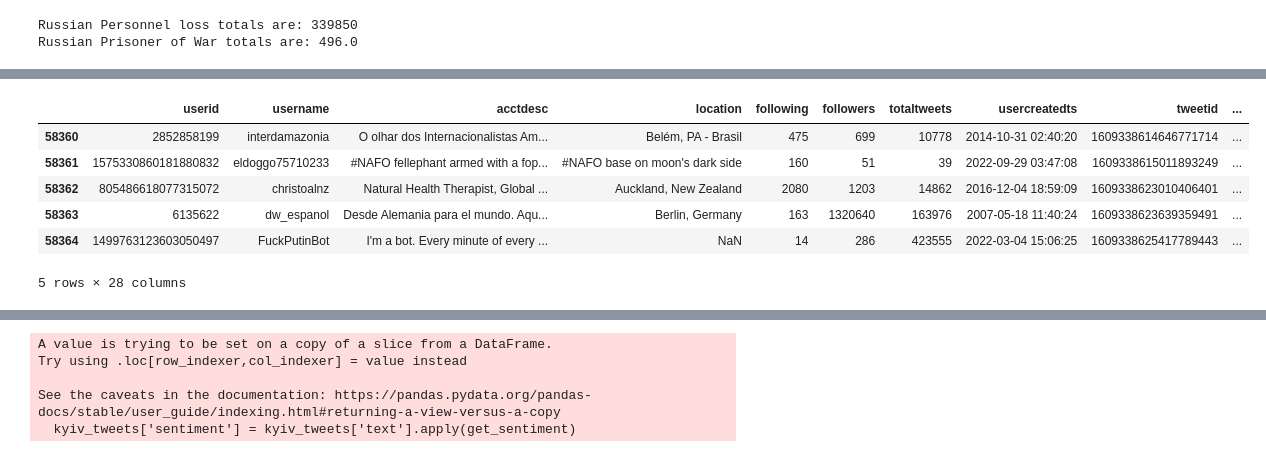
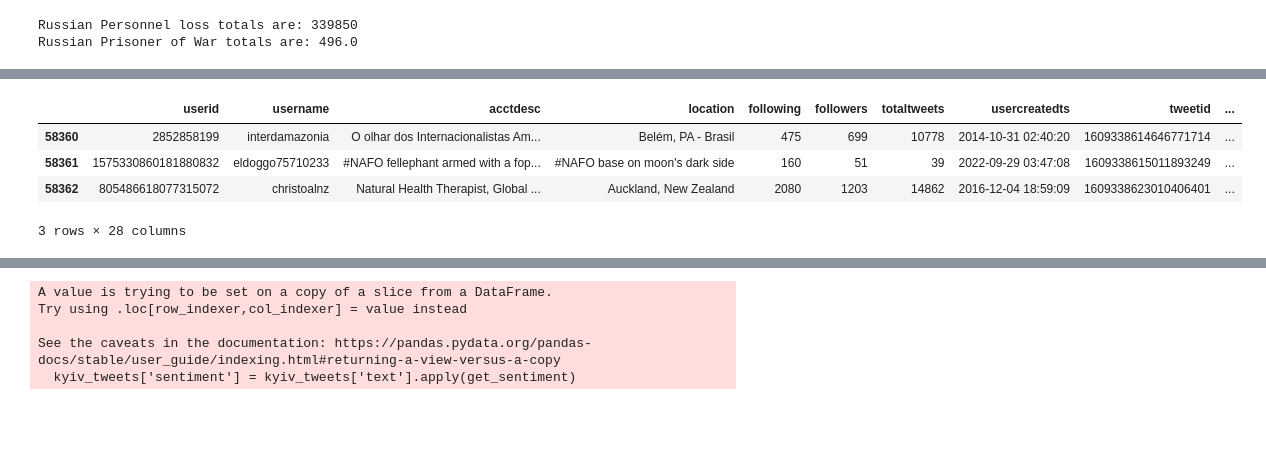
Before and after one commit to MaxB5282/DATA530-Final, a Jupyter notebook: Final Project.ipynb, the cells around one changed output, grey strips where cells are left out. Drawn from its saved outputs; the diff is of its cells as text; code cells hidden in the pictures; blank space fills up the shorter version.

```diff
--- a/Final Project.ipynb
+++ b/Final Project.ipynb
@@ -181,13 +173,11 @@ for file in files:
 # concatenate the dataframes in the temp list row-wise
 data = pd.concat(tmp_df_list, axis=0)
 # %%
-data.head()
+data.head(3)
 # %% [output]
 |  | userid | username | acctdesc | location | following | followers | totaltweets | usercreatedts | tweetid | ... |
 | 58360 | 2852858199 | interdamazonia | O olhar dos Internacionalistas Am... | Belém, PA - Brasil | 475 | 699 | 10778 | 2014-10-31 02:40:20 | 1609338614646771714 | ... |
 | 58361 | 1575330860181880832 | eldoggo75710233 | #NAFO fellephant armed with a fop... | #NAFO base on moon's dark side | 160 | 51 | 39 | 2022-09-29 03:47:08 | 1609338615011893249 | ... |
 | 58362 | 805486618077315072 | christoalnz | Natural Health Therapist, Global ... | Auckland, New Zealand | 2080 | 1203 | 14862 | 2016-12-04 18:59:09 | 1609338623010406401 | ... |
-| 58363 | 6135622 | dw_espanol | Desde Alemania para el mundo. Aqu... | Berlin, Germany | 163 | 1320640 | 163976 | 2007-05-18 11:40:24 | 1609338623639359491 | ... |
-| 58364 | 1499763123603050497 | FuckPutinBot | I'm a bot. Every minute of every ... | NaN | 14 | 286 | 423555 | 2022-03-04 15:06:25 | 1609338625417789443 | ... |
-5 rows × 28 columns
+3 rows × 28 columns
 # %%
```
Also changed, not shown: parts of 50 cells of this notebook.
